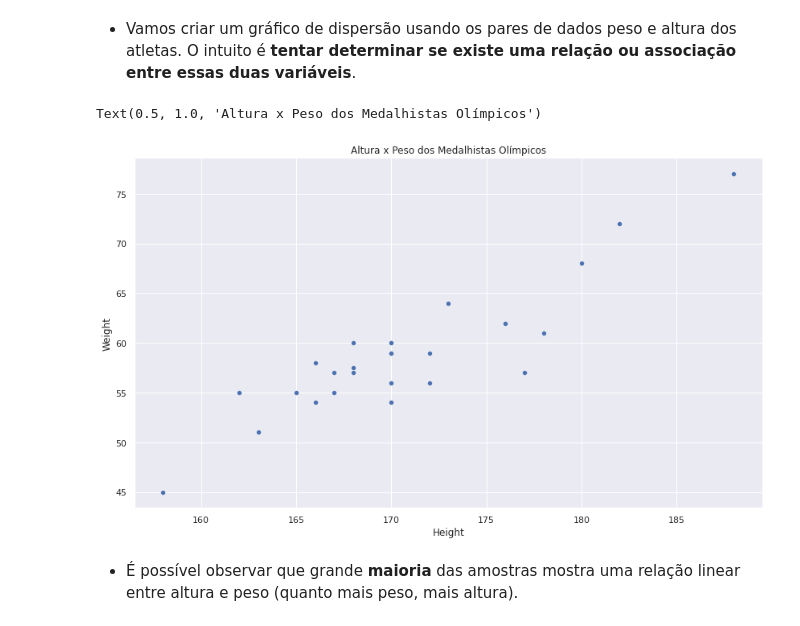
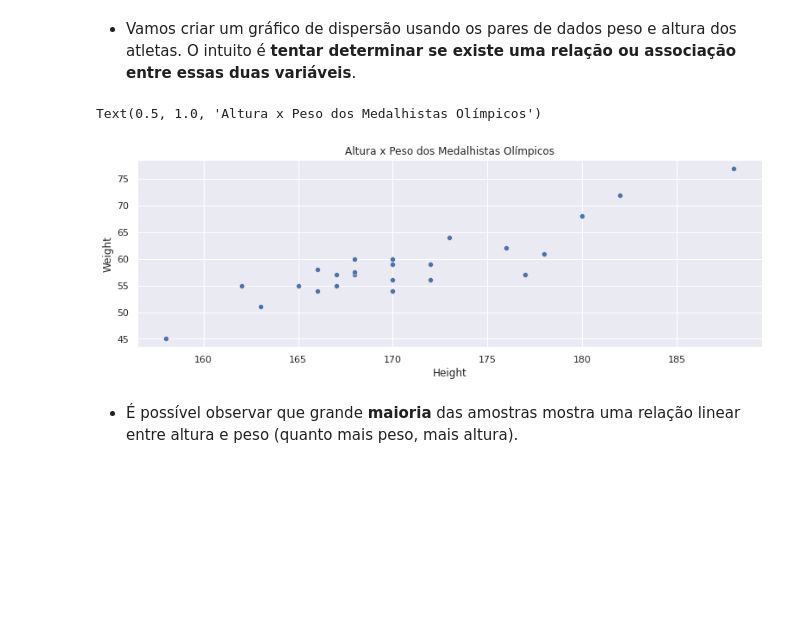
Before and after one commit to MSClaus/Olimpiadas_Analise, a Jupyter notebook: Jogos_Olimpicos.ipynb, the cells around one changed output. Drawn from its saved outputs; the diff is of its cells as text; code cells hidden in the pictures; blank space fills up the shorter version.

```diff
--- a/Jogos_Olimpicos.ipynb
+++ b/Jogos_Olimpicos.ipynb
@@ -310,12 +310,12 @@ grupoETH.head()
 # %% [markdown]
 - Vamos criar um gráfico de dispersão usando os pares de dados peso e altura dos atletas. O intuito é **tentar determinar se existe uma relação ou associação entre essas duas variáveis**.
 # %%
-plt.figure(figsize=(14, 8))
+plt.figure(figsize=(13, 4))
 ax = sns.scatterplot(x="Height", y="Weight", data=maratonaMasculino)
 plt.title('Altura x Peso dos Medalhistas Olímpicos')
 # %% [output]
 Text(0.5, 1.0, 'Altura x Peso dos Medalhistas Olímpicos')
-[figure, old version]
+[figure, new version]
 # %% [markdown]
 - É possível observar que grande **maioria** das amostras mostra uma relação linear entre altura e peso (quanto mais peso, mais altura).
 # %% [markdown]
```
Also changed, not shown: parts of 9 cells of this notebook.
